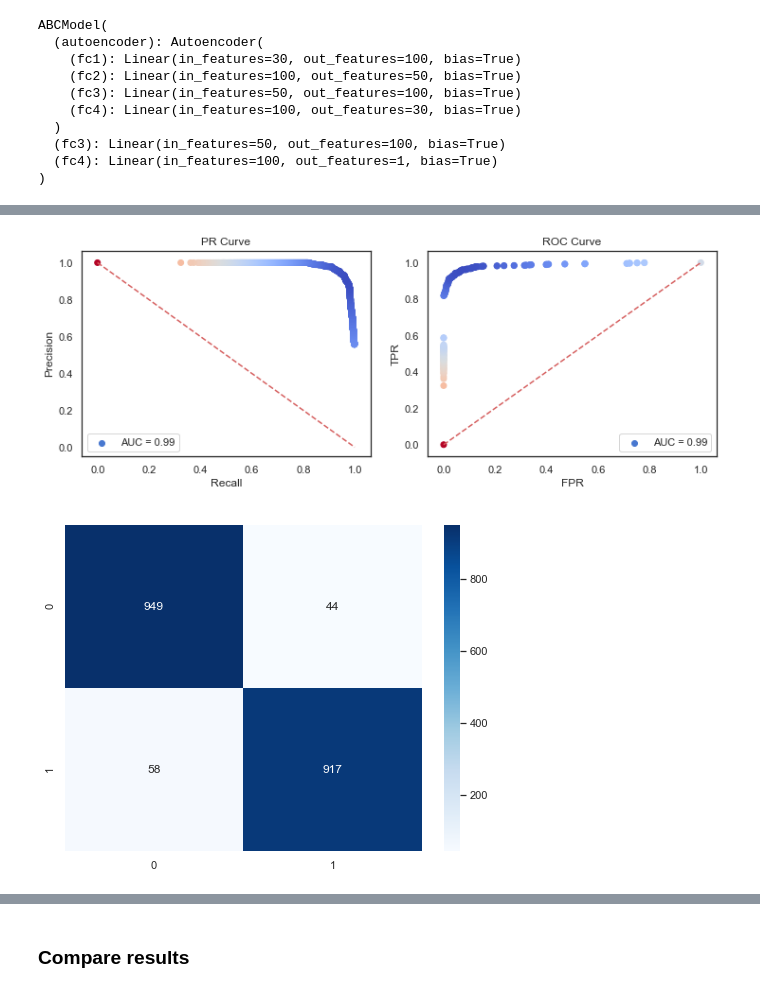
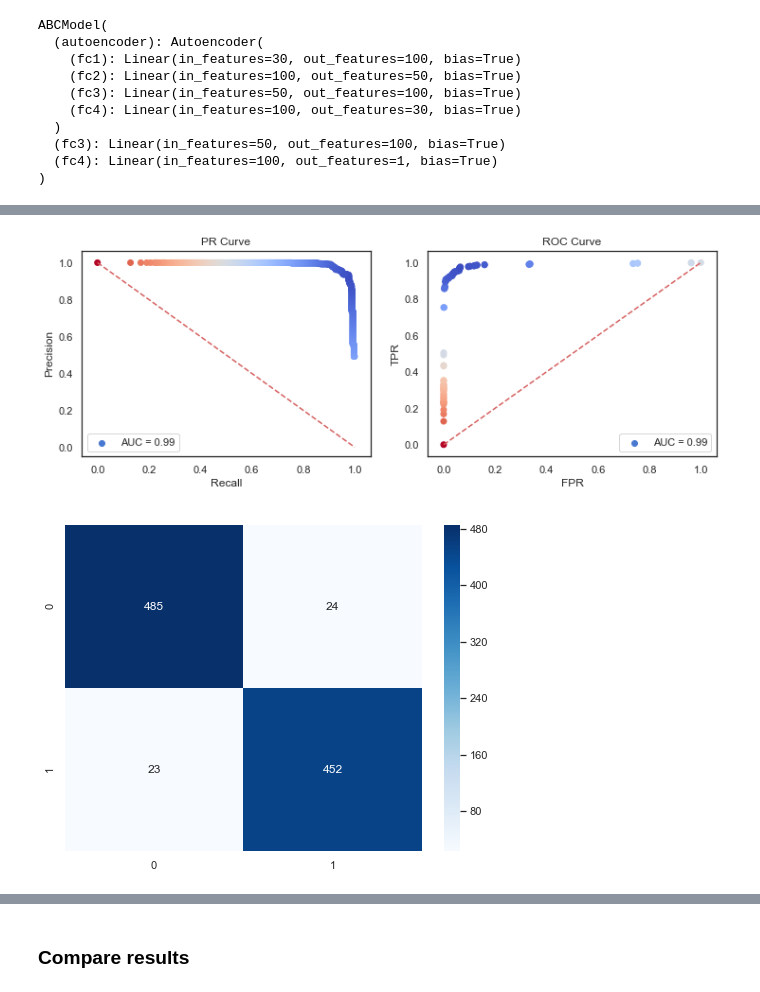
Before and after one commit to polakowo/mlprojects, a Jupyter notebook: credit-card-fraud-detection/credit-card-fraud-detection.ipynb, the cells around one changed output, grey strips where cells are left out. Saved outputs shown, nothing was run; the diff lists cells and outputs as text; code cells hidden in the pictures.

```diff
--- a/credit-card-fraud-detection/credit-card-fraud-detection.ipynb
+++ b/credit-card-fraud-detection/credit-card-fraud-detection.ipynb
@@ -650,9 +611,9 @@ ABCModel(
   (fc4): Linear(in_features=100, out_features=1, bias=True)
 )
 # %%
-from fastai.layers import BCEWithLogitsFlat
+from fastai.layers import BCEFlat
 
-learn_abc = Learner(data=data_abc, model=model_abc, loss_func=BCEWithLogitsFlat(pos_weight=pos_weight))
+learn_abc = Learner(data=data_abc, model=model_abc, loss_func=BCEFlat())
 # %%
 # Freeze encoder
 from fastai.torch_core import requires_grad
@@ -667,3 +633,3 @@ LR Finder is complete, type {learner_name}.recorder.plot() to see the graph.
 # %%
-learn_abc.fit_one_cycle(10, 1e-2)
+learn_abc.fit_one_cycle(30, 1e-2)
 # %% [output]
@@ -696,2 +658,0 @@ LR Finder is complete, type {learner_name}.recorder.plot() to see the graph.
-# %%
-learn_abc.fit_one_cycle(5, 1e-4)
@@ -712,10 +659,10 @@ learn_abc.save('autoencoder_bc_2')
 # %%
-y_proba_abc, _ = learn_abc.get_preds(DatasetType.Valid)
+y_proba_abc, _ = learn_abc.get_preds(DatasetType.Test)
 # %%
-plot_curves(y_valid_abc, y_proba_abc)
+plot_curves(y_test_abc, y_proba_abc)
 # %% [output]
-[figure, old version]
+[figure, new version]
 # %%
-plot_confusion_matrix(y_valid_abc, y_proba_abc > .5)
+plot_confusion_matrix(y_test_abc, y_proba_abc > .5)
 # %% [output]
-[figure, old version]
+[figure, new version]
```
Also changed, not shown: parts of 51 cells of this notebook.
